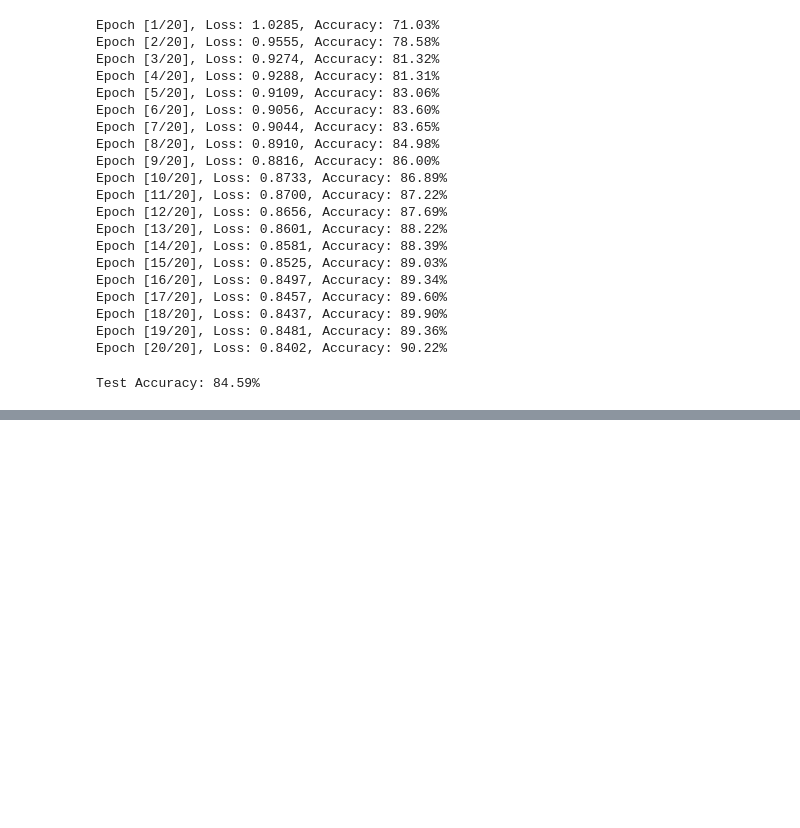
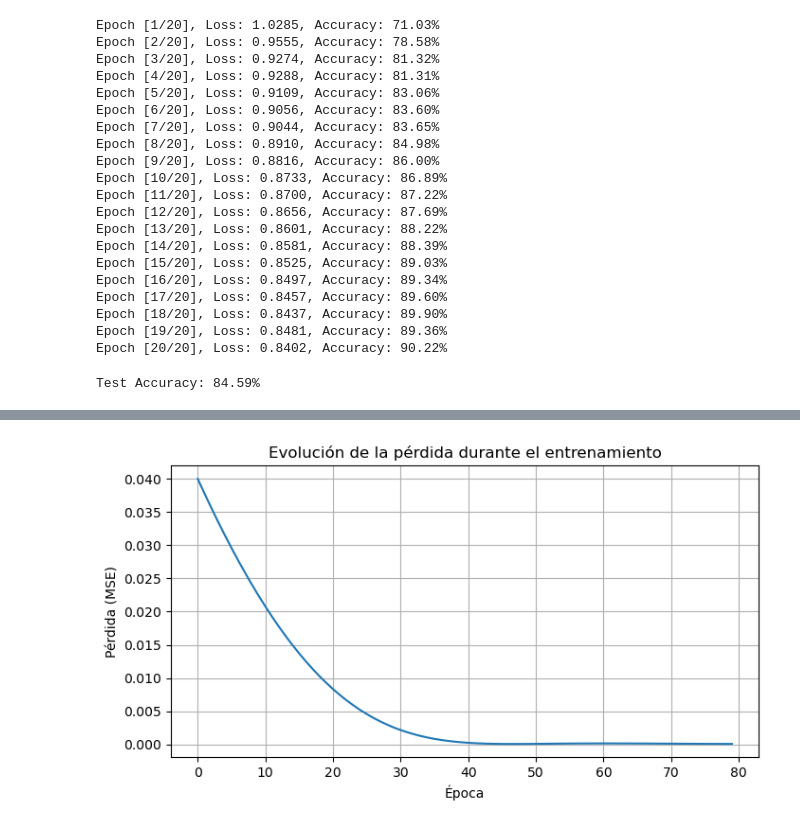
Before and after one commit to yaelrsc/Tarea_4, a Jupyter notebook: Tarea4.ipynb, the cells around one changed output, grey strips where cells are left out. Drawn from its saved outputs; the diff is of its cells as text; code cells hidden in the pictures; blank space fills up the shorter version.

```diff
--- a/Tarea4.ipynb
+++ b/Tarea4.ipynb
@@ -263,0 +331,6 @@ torch.save(model.state_dict(), 'modelos/brain_tumor_cnn_model.pt')
+# %%
+X_t = X.iloc[6:,:].iloc[:,2:].values.astype('float32')
+y_t = X['Rendimientos'].iloc[6:].values.astype('float32')
+# %%
+X_t = torch.Tensor(X_t)
+y_t = torch.Tensor(y_t)
@@ -263,0 +351,24 @@ torch.save(model.state_dict(), 'modelos/brain_tumor_cnn_model.pt')
+# %%
+device = torch.device('cuda' if torch.cuda.is_available() else 'cpu')
+X_t = X_t.to(device)
+y_t = y_t.to(device)
+
+model = FFNet_TS(hl_nn=15,n_inputs=5).to(device)  # Mover el modelo a GPU
+optimizer = optim.Adam(model.parameters(), lr=0.001)
+criterion = torch.nn.MSELoss()
+
+# Entrenamiento
+epochs = 80
+losses = []
+
+for epoch in range(epochs):
+    # Forward
+    y_pred = model(X_t)
+    loss = criterion(y_pred, y_t)
+    losses.append(loss.item())
+
+    # Backward
+    optimizer.zero_grad()
+    loss.backward()
+    optimizer.step()
+    print(f"Epoch {epoch+1}/{epochs}, Loss: {loss.item():.4f}")
@@ -263,0 +393,10 @@ torch.save(model.state_dict(), 'modelos/brain_tumor_cnn_model.pt')
+# %%
+plt.figure(figsize=(8, 4))
+plt.plot(losses)
+plt.title("Evolución de la pérdida durante el entrenamiento")
+plt.xlabel("Época")
+plt.ylabel("Pérdida (MSE)")
+plt.grid()
+plt.show()
+# %% [output]
+[figure, added]
```
Also changed, not shown: parts of 17 cells of this notebook, 1 other file.
